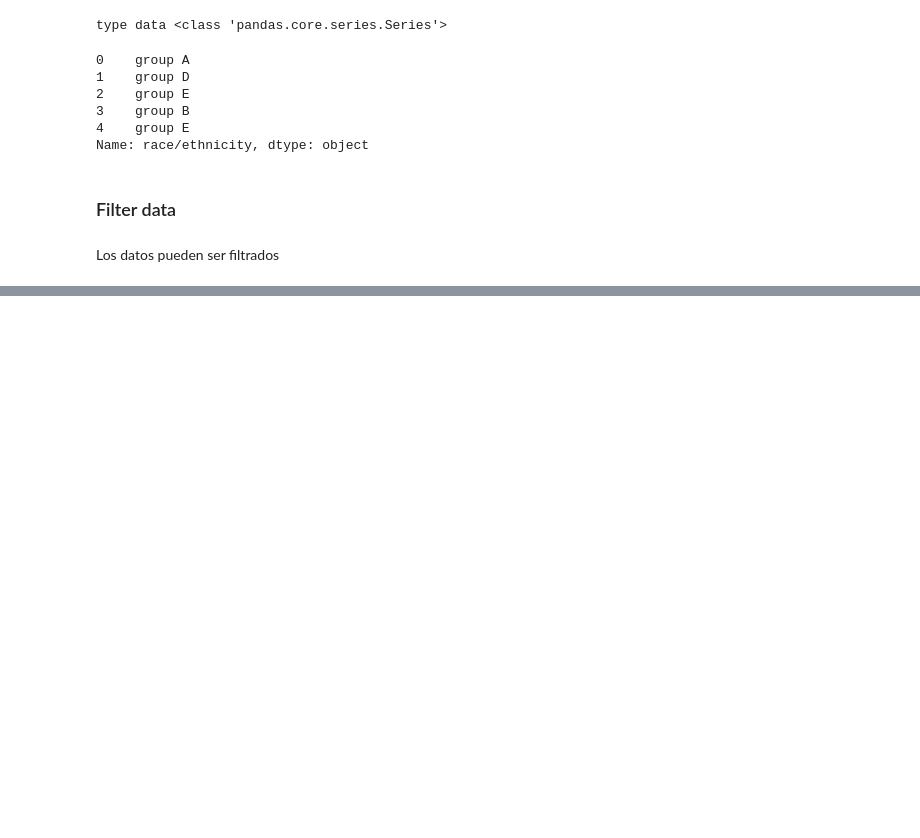
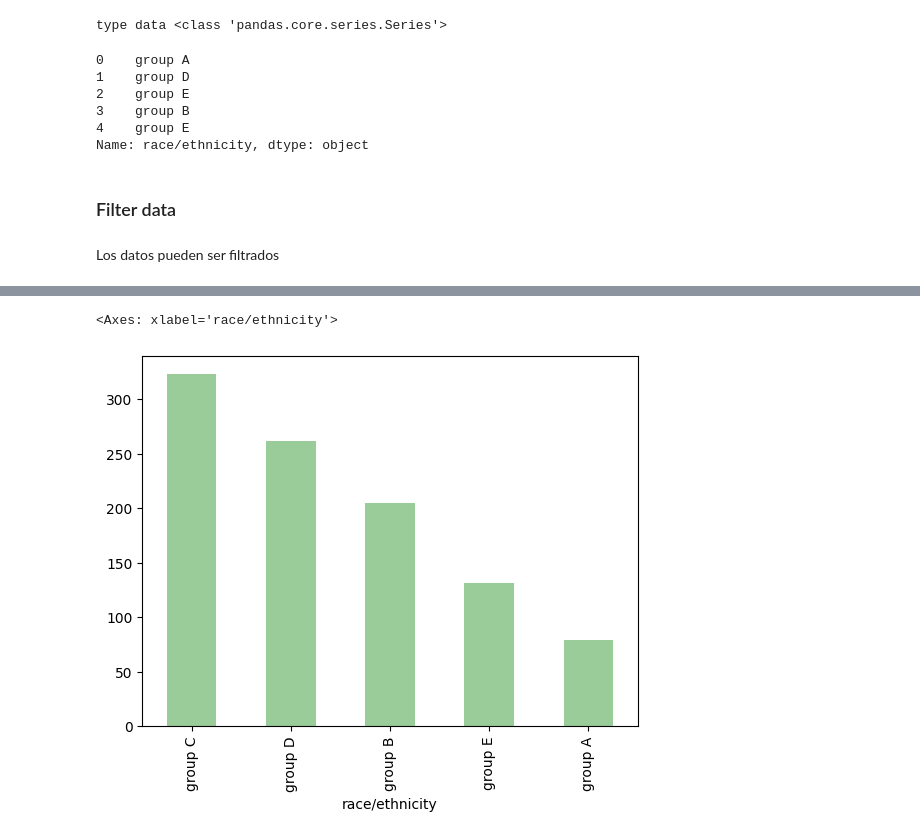
Before and after one commit to crixtiam/python-begginers, a Jupyter notebook: json-database/analisis_datos_pd.ipynb, the cells around one changed output, grey strips where cells are left out. Drawn from its saved outputs; the diff is of its cells as text; code cells hidden in the pictures; blank space fills up the shorter version.

```diff
--- a/json-database/analisis_datos_pd.ipynb
+++ b/json-database/analisis_datos_pd.ipynb
@@ -89,0 +326,5 @@ import matplotlib.pyplot as plt
+# %%
+student_data['race/ethnicity'].value_counts().plot(kind='bar', color='green', alpha=0.4)
+# %% [output]
+<Axes: xlabel='race/ethnicity'>
+[figure, added]
```
Also changed, not shown: parts of 36 cells of this notebook, 5 other files.
